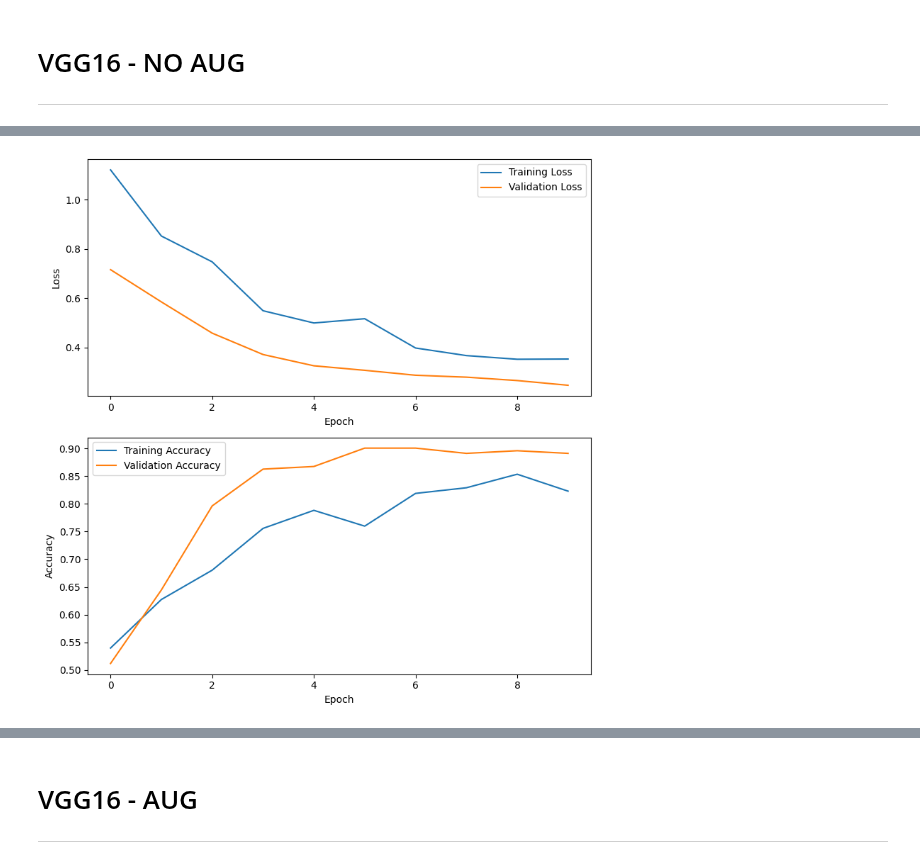
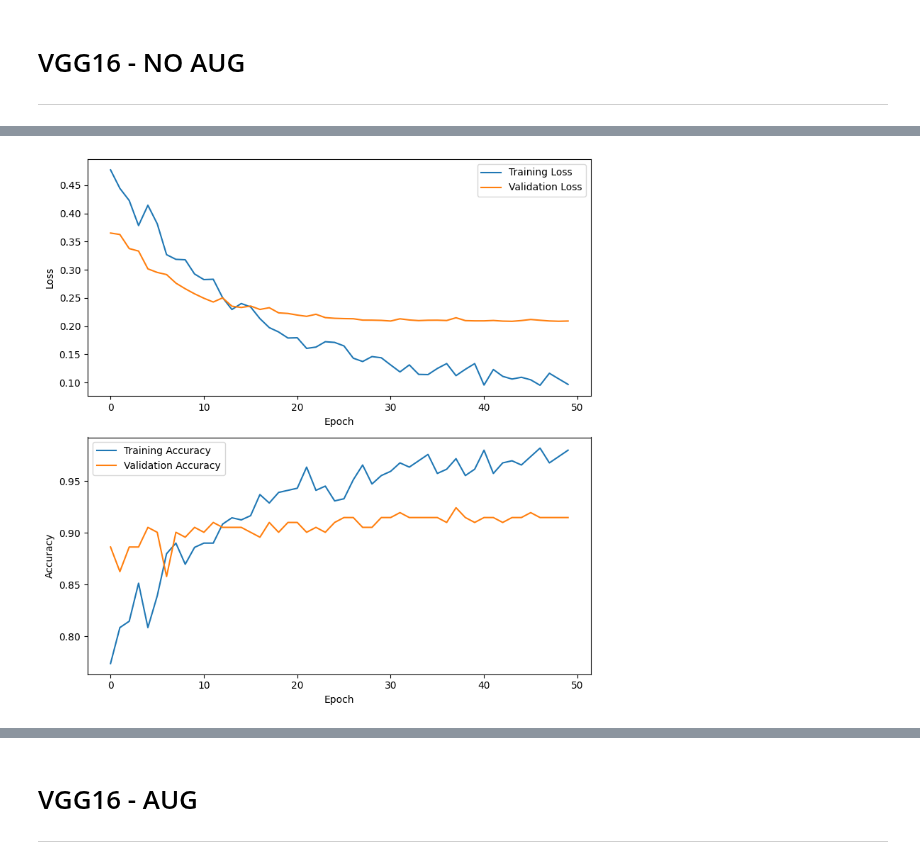
Before and after one commit to Shahriar-0/Neural-Networks-and-Deep-Learning-Course-Projects-S2024, a Jupyter notebook: HW2-ConvolutionalNeuralNetworks/src/DataAugmentationEffectOnFineTunedCNN.ipynb, the cells around one changed output, grey strips where cells are left out. Cells and saved outputs as stored; diff of their text form; code cells hidden in the pictures.

```diff
--- a/HW2-ConvolutionalNeuralNetworks/src/DataAugmentationEffectOnFineTunedCNN.ipynb
+++ b/HW2-ConvolutionalNeuralNetworks/src/DataAugmentationEffectOnFineTunedCNN.ipynb
@@ -264,17 +289,18 @@ Non-trainable params: 7,636,288
 _________________________________________________________________
 # %%
 optimizer = keras.optimizers.SGD(learning_rate=2e-5, momentum=0.9)
-model.compile(
-    optimizer=optimizer, loss="categorical_crossentropy", metrics=["accuracy"]
-)
+model.compile(optimizer=optimizer, loss='categorical_crossentropy', metrics=['accuracy'])
 
 with tf.device("/gpu:0"):
     history = model.fit(
-        x=X_train,
-        y=y_train,
-        epochs=10,
-        batch_size=10,
-        validation_data=(X_valid, y_valid),
-        callbacks=[LR_sched],
+        x = X_train,
+        y = y_train,
+        epochs = 50,
+        batch_size = 10,
+        validation_data = valid_datagen,
+        callbacks = [LR_sched]
     )
+plot_metrics(history)
+
+evaluate_test(model)
 # %% [output]
@@ -300,0 +324 @@ Epoch 10/10
+[figure, added]
@@ -301,4 +326,0 @@ Epoch 10/10
-# %%
-plot_metrics(history)
-# %% [output]
-[figure, removed]
```
Also changed, not shown: parts of 36 cells of this notebook.
